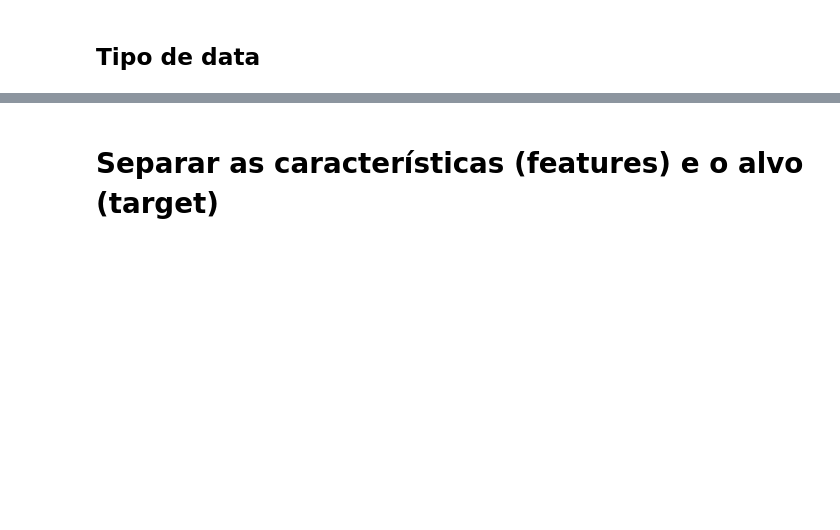
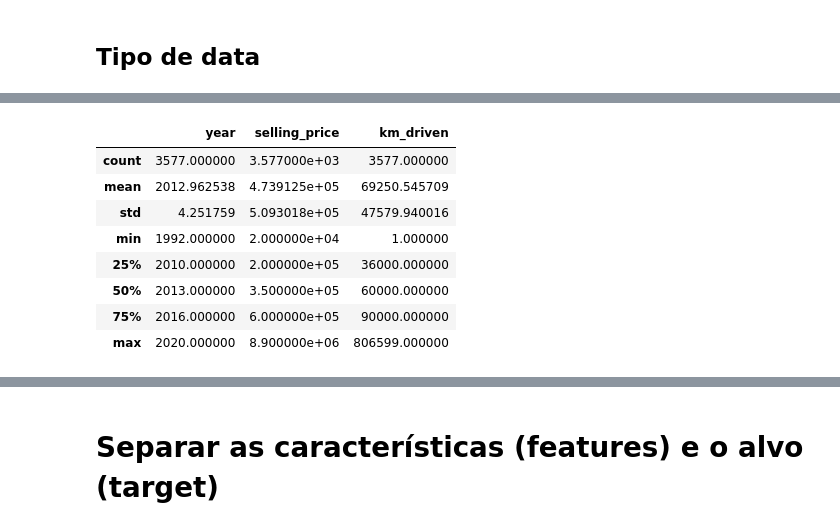
Before and after one commit to Kammer02/A3, a Jupyter notebook: src/notebooks/a3.ipynb, the cells around one changed output, grey strips where cells are left out. Saved outputs shown, nothing was run; the diff lists cells and outputs as text; code cells hidden in the pictures; blank space fills up the shorter version.

```diff
--- a/src/notebooks/a3.ipynb
+++ b/src/notebooks/a3.ipynb
@@ -48,0 +65,12 @@ pandas.core.frame.DataFrame
+# %%
+data.describe()
+# %% [output]
+|  | year | selling_price | km_driven |
+| count | 3577.000000 | 3.577000e+03 | 3577.000000 |
+| mean | 2012.962538 | 4.739125e+05 | 69250.545709 |
+| std | 4.251759 | 5.093018e+05 | 47579.940016 |
+| min | 1992.000000 | 2.000000e+04 | 1.000000 |
+| 25% | 2010.000000 | 2.000000e+05 | 36000.000000 |
+| 50% | 2013.000000 | 3.500000e+05 | 60000.000000 |
+| 75% | 2016.000000 | 6.000000e+05 | 90000.000000 |
+| max | 2020.000000 | 8.900000e+06 | 806599.000000 |
```
Also changed, not shown: parts of 9 cells of this notebook.
